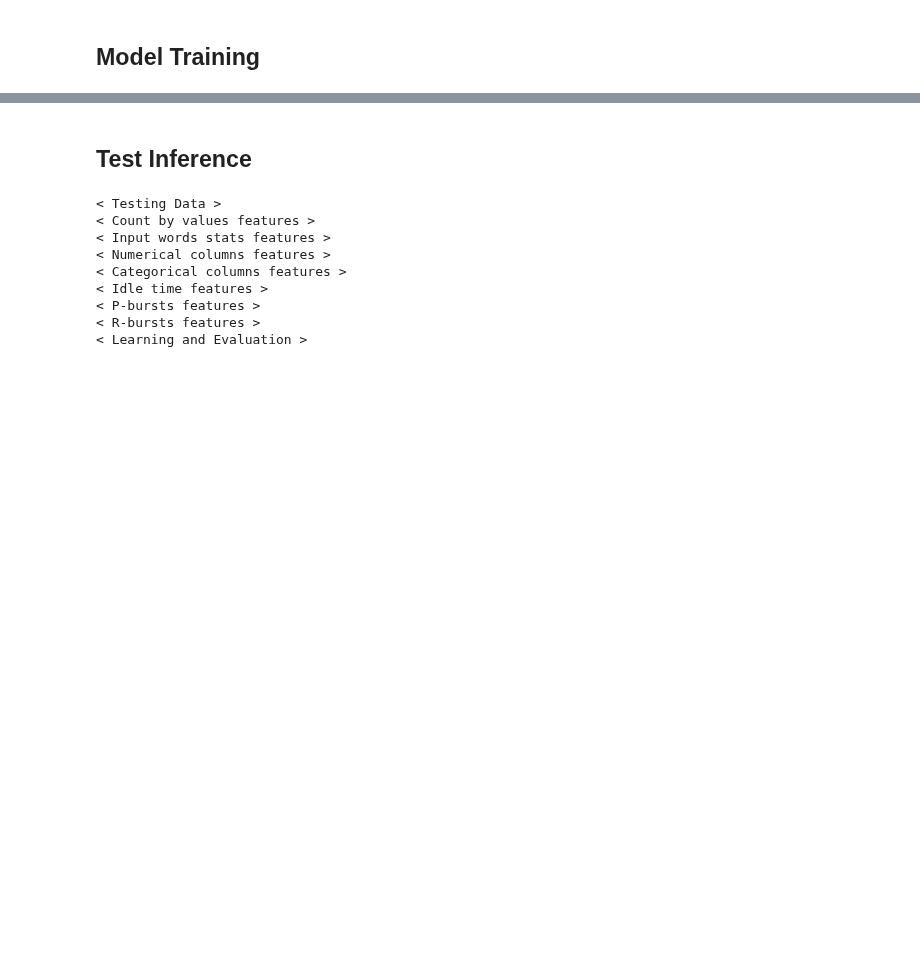
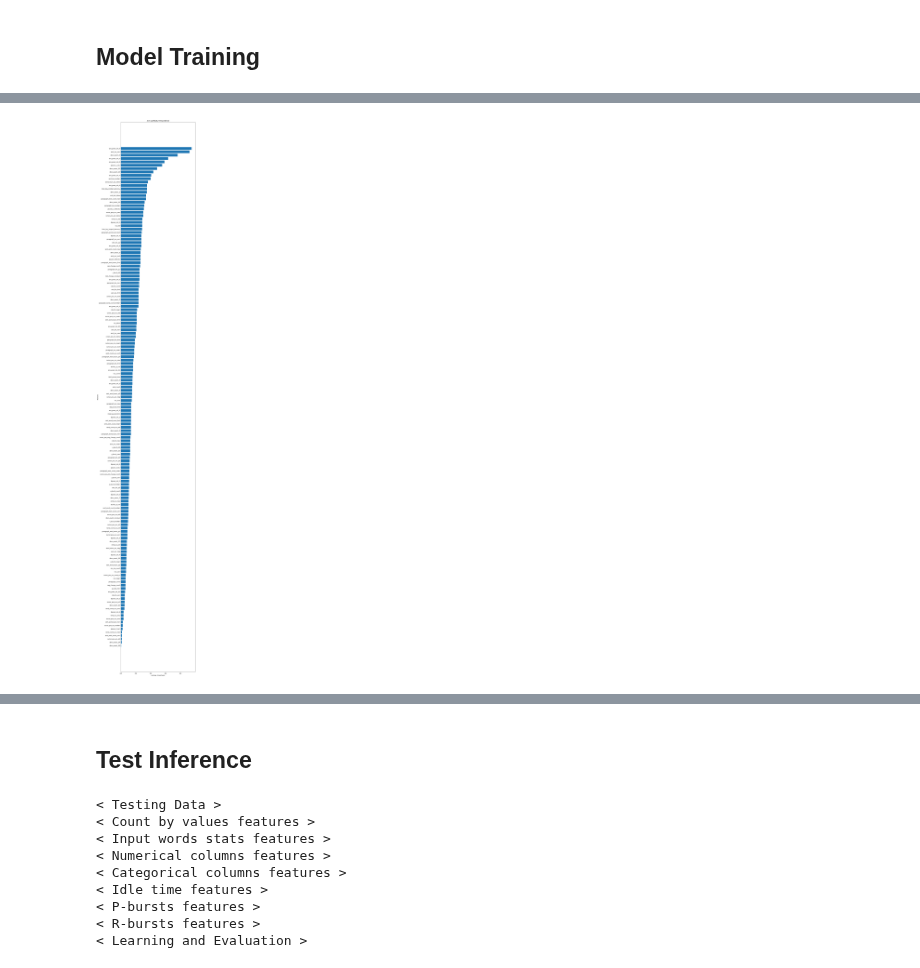
Before and after one commit to uallende/linking_writing_quality, a Jupyter notebook: feature_selection.ipynb, the cells around one changed output, grey strips where cells are left out. Cells and saved outputs as stored; diff of their text form; code cells hidden in the pictures; blank space fills up the shorter version.

```diff
--- a/feature_selection.ipynb
+++ b/feature_selection.ipynb
@@ -350,0 +336,25 @@ TypeError: LGBMRegressor.fit() got an unexpected keyword argument 'verbose'
+# %%
+import pandas as pd
+import os
+
+# Folder containing the CSV files
+folder_path = 'results'
+
+# List to hold each DataFrame
+dataframes = []
+
+# Read each CSV file into a DataFrame and append it to the list
+for file in os.listdir(folder_path):
+    if file.endswith('.csv'):
+        file_path = os.path.join(folder_path, file)
+        df = pd.read_csv(file_path)
+        dataframes.append(df)
+
+# Combine all DataFrames into a single DataFrame
+combined_df = pd.concat(dataframes)
+
+# Group by the 'feature' column and calculate the mean of the 'importance' column
+average_importance = combined_df.groupby('feature')['importance'].mean().reset_index()
+
+# Display the result
+print(average_importance)
@@ -350,0 +419,15 @@ TypeError: LGBMRegressor.fit() got an unexpected keyword argument 'verbose'
+# %%
+average_importance = average_importance.sort_values('importance', ascending=False)
+plt.figure(figsize=(10, 0.5 * len(average_importance)))  # Height is 0.5 times the number of features
+
+# Create a horizontal bar plot
+plt.barh(average_importance['feature'], average_importance['importance'])
+plt.xlabel('Average Importance')
+plt.ylabel('Features')
+plt.title('Average Feature Importance')
+plt.gca().invert_yaxis()  # Invert y-axis for better readability
+
+# Show the plot
+plt.show()
+# %% [output]
+[figure, added]
```
Also changed, not shown: parts of 9 cells of this notebook, 7 other files.
